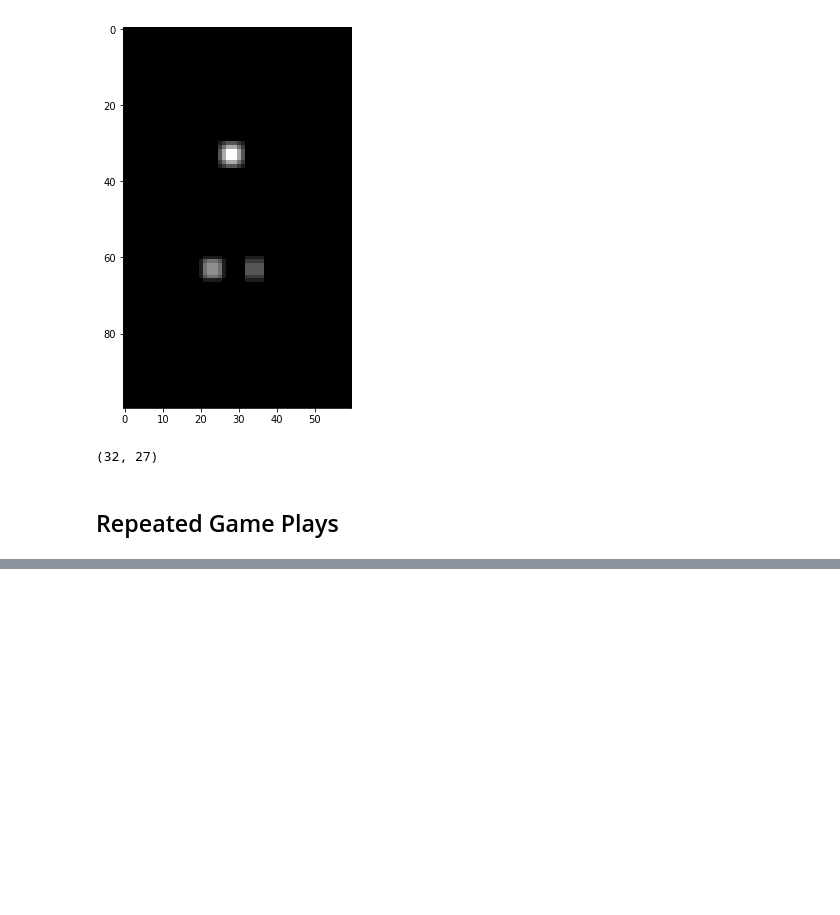
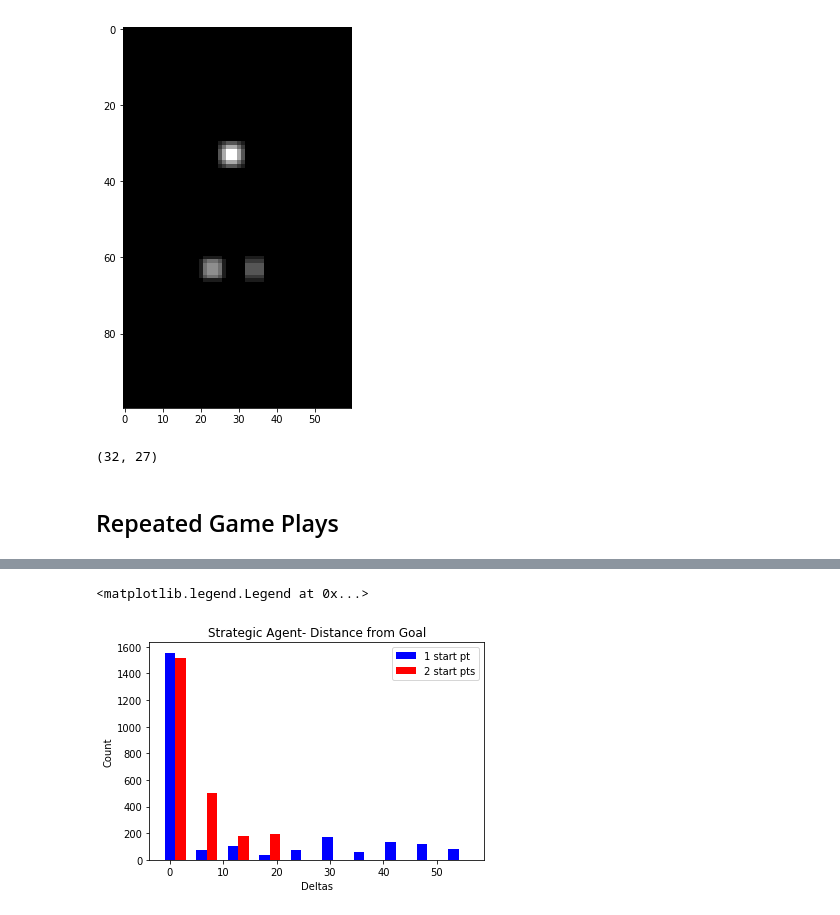
Before and after one commit to LUKELIEM/leader, a Jupyter notebook: Evaluate_Strategic_Agent.ipynb, the cells around one changed output, grey strips where cells are left out. Saved outputs shown, nothing was run; the diff lists cells and outputs as text; code cells hidden in the pictures; blank space fills up the shorter version.

```diff
--- a/Evaluate_Strategic_Agent.ipynb
+++ b/Evaluate_Strategic_Agent.ipynb
@@ -888,0 +883,35 @@ You should consider upgrading via the 'pip install --upgrade pip' command.
+# %%
+data_file = 'results/1T-1L/strategist/food_center/2start_droneleaderfc64_seed_54/t2.0_rp-1.0_300gs/Repeated_Play_Deltas.p'
+with open(data_file, 'wb') as f:
+    pickle.dump(map_deltas, f)
+# %%
+data_file = 'results/1T-1L/strategist/food_d37_river_w1_d25/droneleaderfc64_seed_54/t2.0_rp-1.0_300gs/Repeated_Play_Deltas.p'
+with open(data_file, 'rb') as f:
+    data1 = pickle.load(f)
+
+data_file = 'results/1T-1L/strategist/food_d37_river_w1_d25/2start_droneleaderfc64_seed_54/t2.0_rp-1.0_300gs/Repeated_Play_Deltas.p'
+with open(data_file, 'rb') as f:
+    data2 = pickle.load(f)
+
+# deltas = pd.Series(np.asarray(data).reshape(-1))
+
+deltas = pd.DataFrame({'a': np.asarray(data1).reshape(-1), 'b': np.asarray(data2).reshape(-1)}, columns=['a','b'])
+
+fig, ax = plt.subplots()
+
+plt.title('Strategic Agent- Distance from Goal')
+plt.xlabel('Deltas')
+plt.ylabel('Count')
+
+a_heights, a_bins = np.histogram(deltas['a'])
+b_heights, b_bins = np.histogram(deltas['b'], bins=a_bins)
+
+width = (a_bins[1] - a_bins[0])/3
+
+ax.bar(a_bins[:-1], a_heights, width=width, facecolor='blue')
+ax.bar(b_bins[:-1]+width, b_heights, width=width, facecolor='red')
+
+ax.legend(["1 start pt","2 start pts"])
+# %% [output]
+<matplotlib.legend.Legend at 0x...>
+[figure, added]
```
Also changed, not shown: parts of 8 cells of this notebook, 36 other files.
